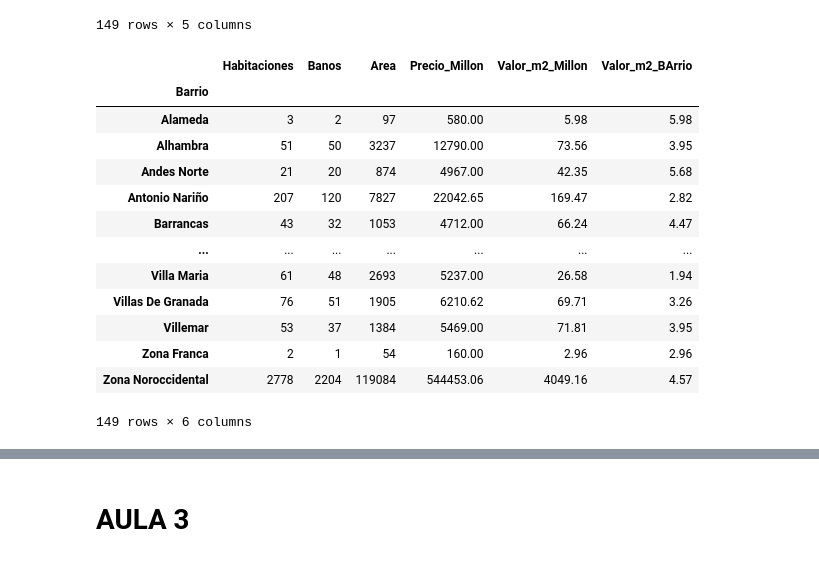
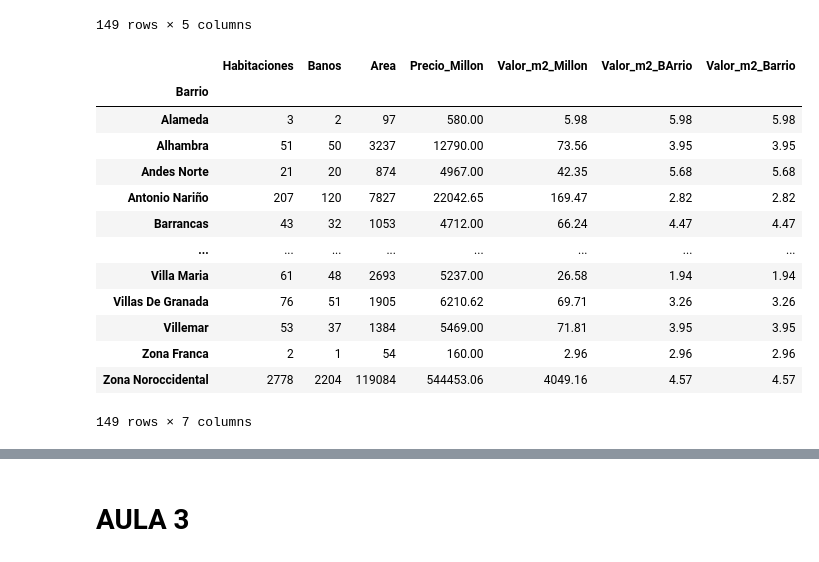
Before and after one commit to LeopoldoGitHub/InmersionAlura, a Jupyter notebook: Copia_de_Inmersion_datos_aula1_aula2Leopoldo.ipynb, the cells around one changed output, grey strips where cells are left out. Drawn from its saved outputs; the diff is of its cells as text; code cells hidden in the pictures.

```diff
--- a/Copia_de_Inmersion_datos_aula1_aula2Leopoldo.ipynb
+++ b/Copia_de_Inmersion_datos_aula1_aula2Leopoldo.ipynb
@@ -1274,20 +1274,20 @@ datos_barrio
 | Zona Noroccidental | 2778 | 2204 | 119084 | 544453.06 | 4049.16 |
 149 rows × 5 columns
 # %%
-datos_barrio["Valor_m2_BArrio"]=datos_barrio["Precio_Millon"]/datos_barrio["Area"]
+datos_barrio["Valor_m2_Barrio"]=datos_barrio["Precio_Millon"]/datos_barrio["Area"]
 datos_barrio
 # %% [output]
-|  | Habitaciones | Banos | Area | Precio_Millon | Valor_m2_Millon | Valor_m2_BArrio |
-| Barrio |  |  |  |  |  |  |
-| Alameda | 3 | 2 | 97 | 580.00 | 5.98 | 5.98 |
-| Alhambra | 51 | 50 | 3237 | 12790.00 | 73.56 | 3.95 |
-| Andes Norte | 21 | 20 | 874 | 4967.00 | 42.35 | 5.68 |
-| Antonio Nariño | 207 | 120 | 7827 | 22042.65 | 169.47 | 2.82 |
-| Barrancas | 43 | 32 | 1053 | 4712.00 | 66.24 | 4.47 |
-| ... | ... | ... | ... | ... | ... | ... |
-| Villa Maria | 61 | 48 | 2693 | 5237.00 | 26.58 | 1.94 |
-| Villas De Granada | 76 | 51 | 1905 | 6210.62 | 69.71 | 3.26 |
-| Villemar | 53 | 37 | 1384 | 5469.00 | 71.81 | 3.95 |
-| Zona Franca | 2 | 1 | 54 | 160.00 | 2.96 | 2.96 |
-| Zona Noroccidental | 2778 | 2204 | 119084 | 544453.06 | 4049.16 | 4.57 |
+|  | Habitaciones | Banos | Area | Precio_Millon | Valor_m2_Millon | Valor_m2_BArrio | Valor_m2_Barrio |
+| Barrio |  |  |  |  |  |  |  |
+| Alameda | 3 | 2 | 97 | 580.00 | 5.98 | 5.98 | 5.98 |
+| Alhambra | 51 | 50 | 3237 | 12790.00 | 73.56 | 3.95 | 3.95 |
+| Andes Norte | 21 | 20 | 874 | 4967.00 | 42.35 | 5.68 | 5.68 |
+| Antonio Nariño | 207 | 120 | 7827 | 22042.65 | 169.47 | 2.82 | 2.82 |
+| Barrancas | 43 | 32 | 1053 | 4712.00 | 66.24 | 4.47 | 4.47 |
+| ... | ... | ... | ... | ... | ... | ... | ... |
+| Villa Maria | 61 | 48 | 2693 | 5237.00 | 26.58 | 1.94 | 1.94 |
+| Villas De Granada | 76 | 51 | 1905 | 6210.62 | 69.71 | 3.26 | 3.26 |
+| Villemar | 53 | 37 | 1384 | 5469.00 | 71.81 | 3.95 | 3.95 |
+| Zona Franca | 2 | 1 | 54 | 160.00 | 2.96 | 2.96 | 2.96 |
+| Zona Noroccidental | 2778 | 2204 | 119084 | 544453.06 | 4049.16 | 4.57 | 4.57 |
-149 rows × 6 columns
+149 rows × 7 columns
```
Also changed, not shown: parts of 3 cells of this notebook.
